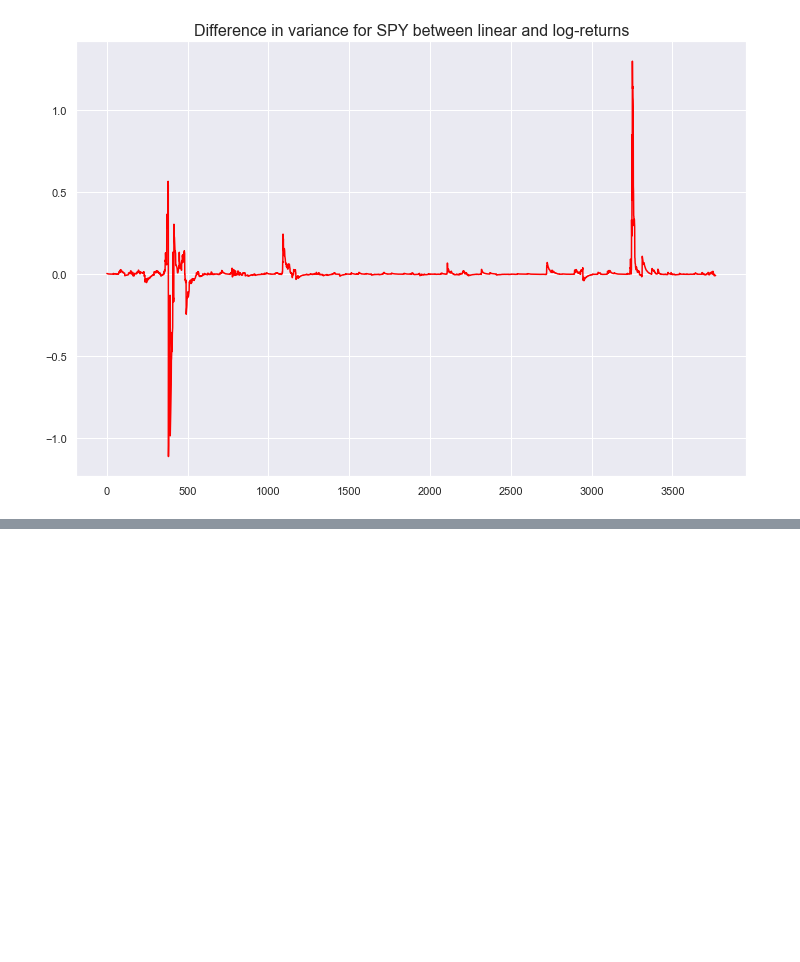
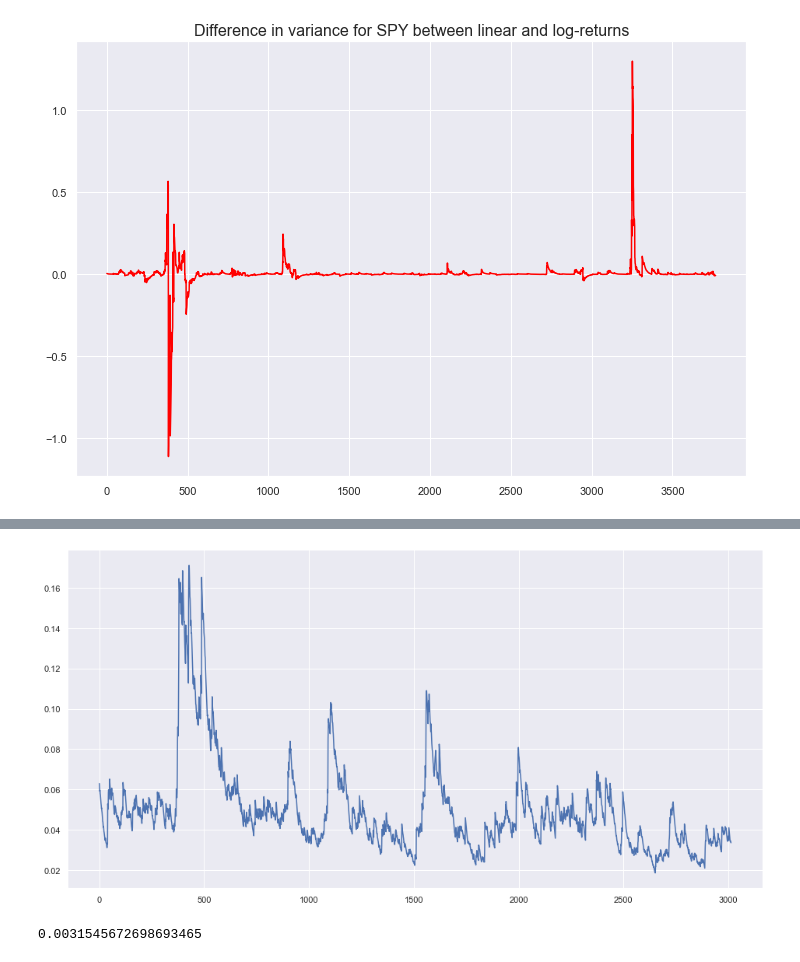
Before and after one commit to EdgyPanda/Python-Projects, a Jupyter notebook: RiskParity-Portfolio/RiskParity.ipynb, the cells around one changed output, grey strips where cells are left out. Saved outputs shown, nothing was run; the diff lists cells and outputs as text; code cells hidden in the pictures; blank space fills up the shorter version.

```diff
--- a/RiskParity-Portfolio/RiskParity.ipynb
+++ b/RiskParity-Portfolio/RiskParity.ipynb
@@ -319,0 +320,11 @@ plt.show()
+# %%
+
+#this is not the right portfolio risk. Comes after the rebalancing. w_t^T * sigma_t+1 w_t
+plt.figure(figsize=(16,8))
+plt.plot(PortfolioRisk * np.sqrt(252))
+plt.show()
+
+PortfolioRisk.mean()
+# %% [output]
+[figure, added]
+0.0031545672698693465
```
Also changed, not shown: parts of 9 cells of this notebook.
